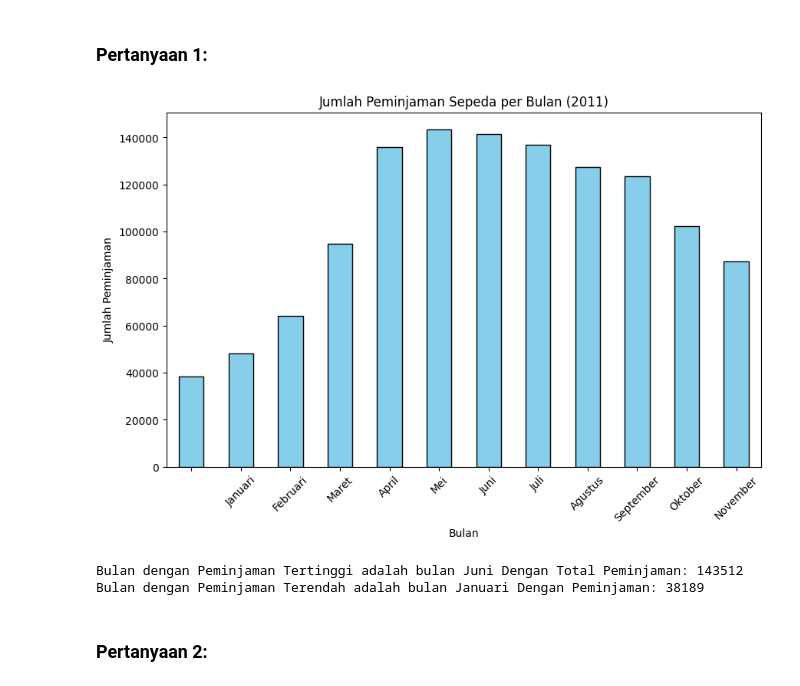
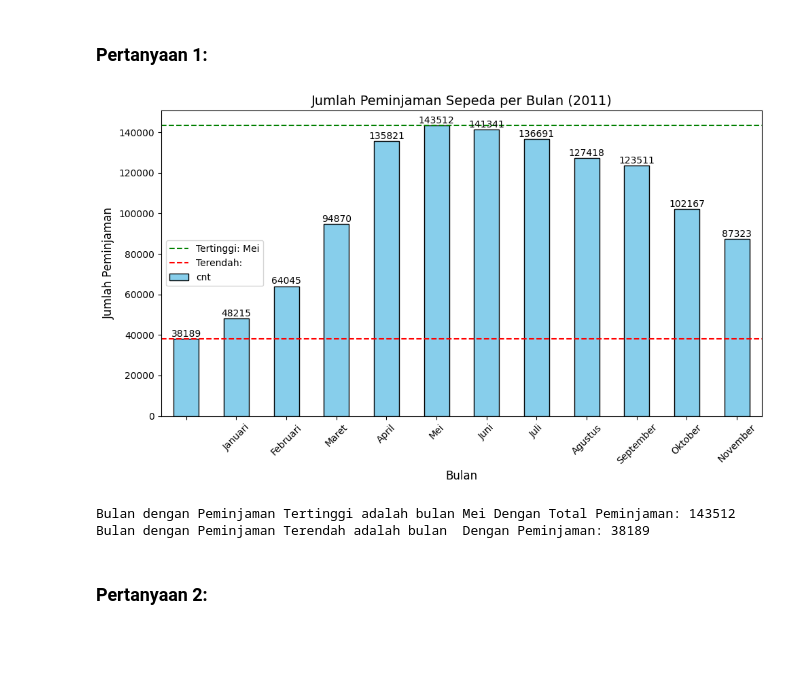
Before and after one commit to Achmaddd29/Analisis-Data, a Jupyter notebook: notebook.ipynb, the cells around one changed output. Cells and saved outputs as stored; diff of their text form; code cells hidden in the pictures; blank space fills up the shorter version.

```diff
--- a/notebook.ipynb
+++ b/notebook.ipynb
@@ -387,31 +459,49 @@ bulan_indo = [
 # %%
 # Temukan bulan dengan peminjaman tertinggi dan terendah
 highest_month = monthly_counts_2011.idxmax()
 lowest_month = monthly_counts_2011.idxmin()
 highest_rentals = monthly_counts_2011.max()
 lowest_rentals = monthly_counts_2011.min()
 
 # Mengubah angka bulan menjadi nama bulan dalam Bahasa Indonesia
-highest_month_name = bulan_indo[highest_month]
-lowest_month_name = bulan_indo[lowest_month]
+highest_month_name = bulan_indo[highest_month - 1]  # Adjusted to index correctly
+lowest_month_name = bulan_indo[lowest_month - 1]
 
 # Monthly rentals bar chart
 plt.figure(figsize=(10, 6))
 monthly_counts_2011.index = monthly_counts_2011.index.map(lambda x: bulan_indo[x-1])
-monthly_counts_2011.plot(kind='bar', color='skyblue', edgecolor='black')
-plt.title("Jumlah Peminjaman Sepeda per Bulan (2011)")
-plt.xlabel("Bulan")
-plt.ylabel("Jumlah Peminjaman")
+ax = monthly_counts_2011.plot(kind='bar', color='skyblue', edgecolor='black')
+
+# Menambahkan anotasi pada bar chart
+for i, value in enumerate(monthly_counts_2011):
+    ax.text(i, value + 50, f'{value}', ha='center', va='bottom', fontsize=10)
+
+# Menambahkan judul dan label sumbu
+plt.title("Jumlah Peminjaman Sepeda per Bulan (2011)", fontsize=14)
+plt.xlabel("Bulan", fontsize=12)
+plt.ylabel("Jumlah Peminjaman", fontsize=12)
+
+# Mengatur rotasi label bulan agar lebih mudah dibaca
 plt.xticks(rotation=45)
+
+# Menambahkan garis horizontal untuk menandai bulan tertinggi dan terendah
+plt.axhline(y=highest_rentals, color='green', linestyle='--', label=f'Tertinggi: {highest_month_name}')
+plt.axhline(y=lowest_rentals, color='red', linestyle='--', label=f'Terendah: {lowest_month_name}')
+
+# Menambahkan legenda untuk garis tertinggi dan terendah
+plt.legend()
+
+# Menampilkan plot
+plt.tight_layout()
 plt.show()
 
 # Cetak hasil dengan format yang rapi
 print(f"Bulan dengan Peminjaman Tertinggi adalah bulan {highest_month_name} Dengan Total Peminjaman: {highest_rentals}")
 print(f"Bulan dengan Peminjaman Terendah adalah bulan {lowest_month_name} Dengan Peminjaman: {lowest_rentals}")
 # %% [output]
-[figure, old version]
+[figure, new version]
-Bulan dengan Peminjaman Tertinggi adalah bulan Juni Dengan Total Peminjaman: 143512
-Bulan dengan Peminjaman Terendah adalah bulan Januari Dengan Peminjaman: 38189
+Bulan dengan Peminjaman Tertinggi adalah bulan Mei Dengan Total Peminjaman: 143512
+Bulan dengan Peminjaman Terendah adalah bulan  Dengan Peminjaman: 38189
 # %% [markdown]
 ### Pertanyaan 2:
 # %%
```
Also changed, not shown: parts of 15 cells of this notebook.
